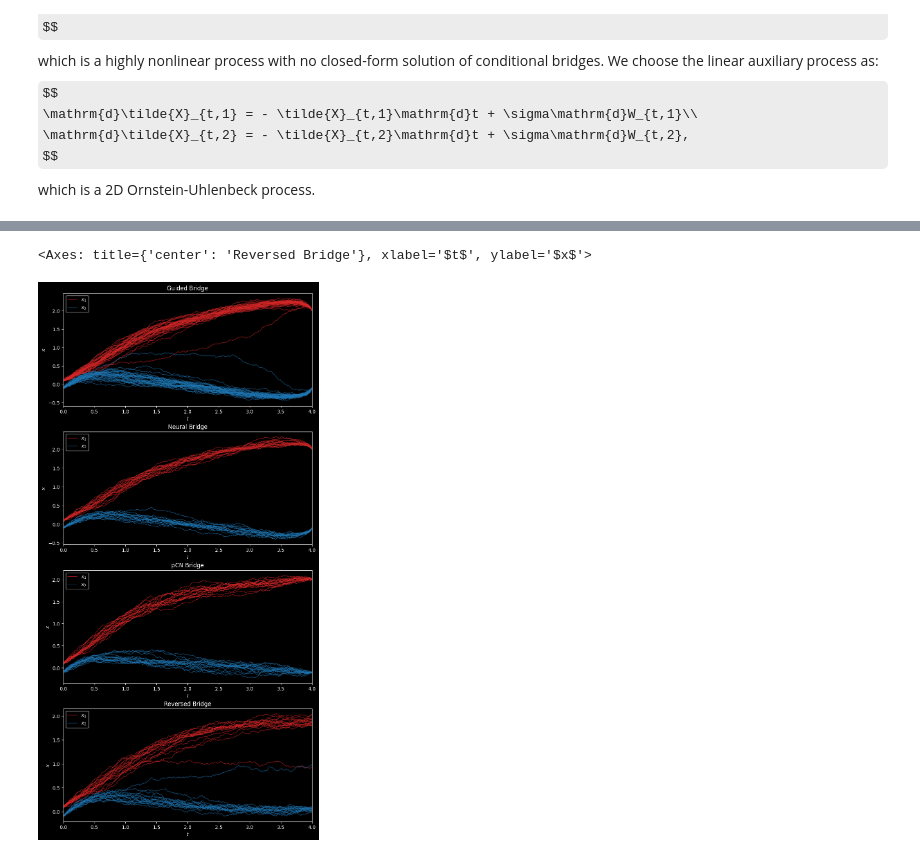
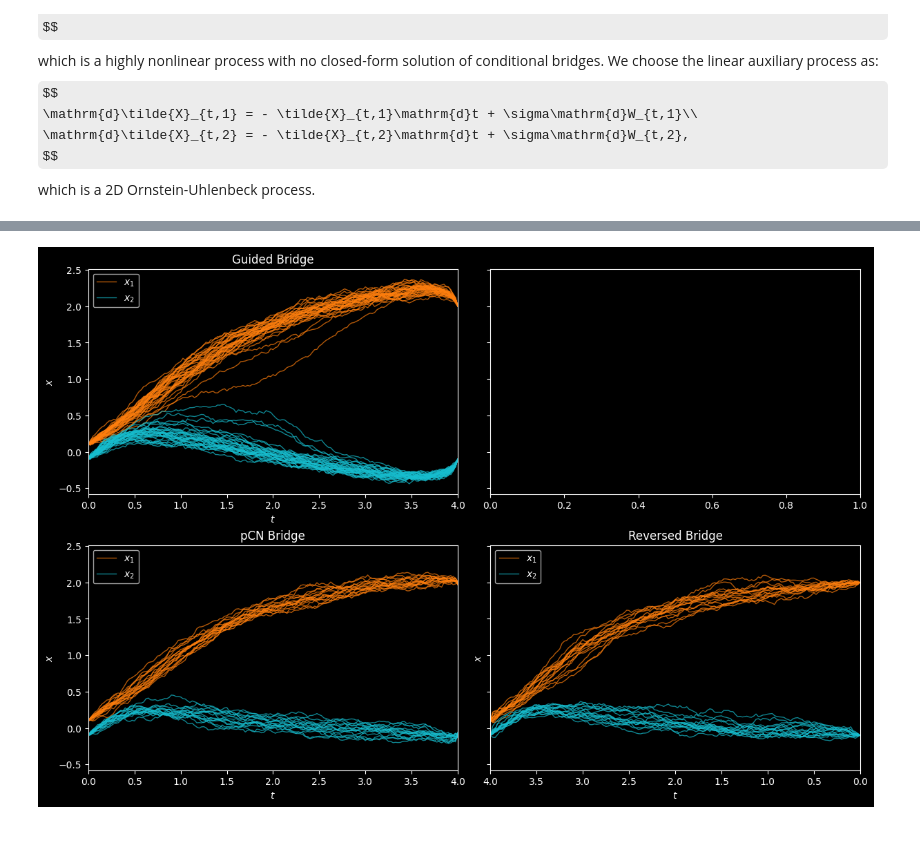
Before and after one commit to bookdiver/neuralbridge, a Jupyter notebook: notebooks/cell_model.ipynb, the cells around one changed output, grey strips where cells are left out. Saved outputs shown, nothing was run; the diff lists cells and outputs as text; code cells hidden in the pictures; some formulas as TeX source.

```diff
--- a/notebooks/cell_model.ipynb
+++ b/notebooks/cell_model.ipynb
@@ -122,7 +145,7 @@ pCN_config = {
     "seed": seed,
     "rho": 0.98,
     "batch_size": 16,
-    "n_iters": 10000
+    "n_iters": 5000
 }
 pCN_model = pCN.PreconditionedCrankNicolson(guided_bridge=guided_proc, run_config=pCN_config)
 pCN_model.initialize_path_solver(wiener_proc)
@@ -143,23 +161,25 @@ INFO:root:Batch average acceptance rate: 28.11%
 sm_train_config = {
     "save_name": "cell_model",
     "seed": seed,
-    "learning_rate": 2e-4,
-    "batch_size": 64,
-    "n_iters": 500,
+    "learning_rate": 5e-4,
+    "batch_size": 32,
+    "n_iters": 2000,
     "n_epochs": 10,
     "ema_decay": 0.995,
     "optimizer": "adam",
     "clip_norm": None,
-    "warmup_steps": 0
+    "warmup_steps": 250
 }
 # %%
-net = ScoreNet(out_dim=dim,
-               hidden_dims=(32, 64, 32),
-               norm="batch",
-               t_emb_dim=32,
-               t_emb_max_period=500.0,
-               t_emb_scaling=100.0)
-sm_reverse_bridge = scorematching.ScoreMatchingReversedBridge(ori_proc, net, sm_train_config)
+neural_net = MLP(
+    out_dim=dim,
+    hidden_dims=(32, 64, 32),
+    norm="batch",
+    t_emb_dim=32,
+    t_emb_max_period=500.0,
+    t_emb_scaling=100.0
+)
+sm_reverse_bridge = scorematching.ScoreMatchingReversedBridge(ori_proc, neural_net, sm_train_config)
 sm_reverse_bridge.initialize_path_solver(wiener_proc)
 losses = sm_reverse_bridge.train_reversed_bridge(u=u, v=v, mode="train")
 # %% [output]
@@ -186,13 +206,13 @@ INFO:root:Checkpoint saved to /Users/vbd402/Documents/Projects/neuralbridge/asse
 # %%
 reversed_bridge = sm_reverse_bridge.build_reversed_bridge()
 reversed_bridge_solver = Euler(reversed_bridge, wiener_proc)
-reversed_bridge_path = reversed_bridge_solver.solve(x0=u, rng_key=jax.random.PRNGKey(seed), batch_size=16)
+reversed_bridge_path = reversed_bridge_solver.solve(x0=v, rng_key=jax.random.PRNGKey(seed), batch_size=16, enforce_end_point=u)
 # %%
-fig, ax = plt.subplots(4, 1, figsize=(8, 16), layout="constrained")
-plot_sample_path(guided_bridge_path, ax=ax[0], color=["tab:red", "tab:blue"], label=["$x_1$", "$x_2$"], title="Guided Bridge")
-plot_sample_path(neural_bridge_path, ax=ax[1], color=["tab:red", "tab:blue"], label=["$x_1$", "$x_2$"], title="Neural Bridge")
-plot_sample_path(pCN_result.path_X, ax=ax[2], color=["tab:red", "tab:blue"], label=["$x_1$", "$x_2$"], title="pCN Bridge")
-plot_sample_path(reversed_bridge_path, ax=ax[3], color=["tab:red", "tab:blue"], label=["$x_1$", "$x_2$"], title="Reversed Bridge")
+fig, ax = plt.subplots(2, 2, figsize=(12, 8), layout="constrained", sharey=True)
+plot_sample_path(guided_path, ax=ax[0, 0], color=["tab:orange", "tab:cyan"], label=["$x_1$", "$x_2$"], title="Guided Bridge")
+# plot_sample_path(neural_bridge_path, ax=ax[0, 1], color=["tab:orange", "tab:cyan"], label=["$x_1$", "$x_2$"], title="Neural Bridge")
+plot_sample_path(pCN_result.path_X, ax=ax[1, 0], color=["tab:orange", "tab:cyan"], label=["$x_1$", "$x_2$"], title="pCN Bridge")
+plot_sample_path(reversed_bridge_path, ax=ax[1, 1], color=["tab:orange", "tab:cyan"], label=["$x_1$", "$x_2$"], title="Reversed Bridge")
+ax[1, 1].invert_xaxis()
 # %% [output]
-<Axes: title={'center': 'Reversed Bridge'}, xlabel='$t$', ylabel='$x$'>
-[figure, old version]
+[figure, new version]
```
Also changed, not shown: parts of 10 cells of this notebook, 7 other files.
